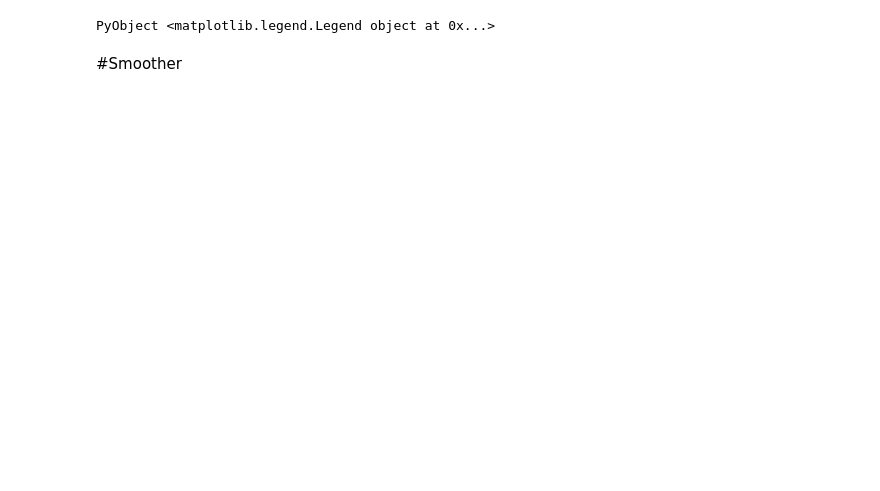
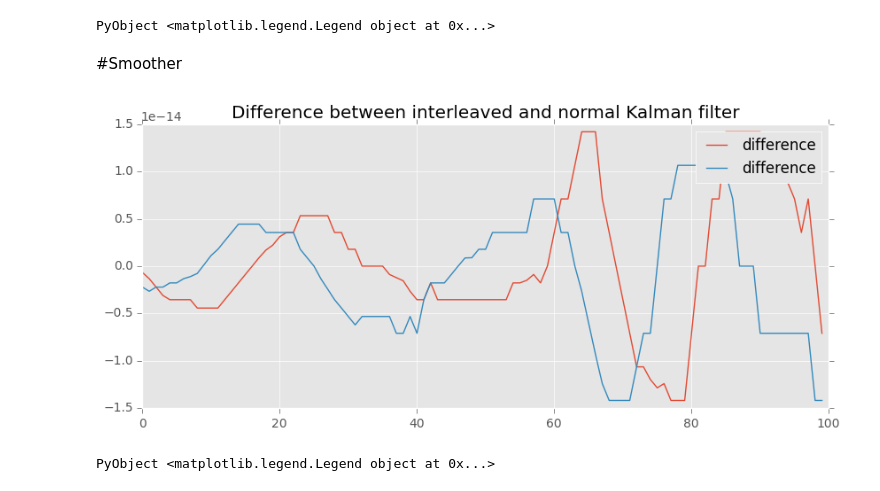
Before and after one commit to jmxpearson/laf, a Jupyter notebook: julia_kalman_interleaved_tests.ipynb, the cells around one changed output. Saved outputs shown, nothing was run; the diff lists cells and outputs as text; code cells hidden in the pictures; blank space fills up the shorter version.

```diff
--- a/julia_kalman_interleaved_tests.ipynb
+++ b/julia_kalman_interleaved_tests.ipynb
@@ -154,3 +118,11 @@ end
+# %%
+figure(figsize=(10, 4))
+plot(ahat' - ahat2', label="difference")
+title("Difference between interleaved and normal Kalman filter")
+legend()
+# %% [output]
+[figure, added]
+PyObject <matplotlib.legend.Legend object at 0x...>
 # %%
 figure(figsize=(10, 4))
 plot(ahat', label="smoothed")
```
Also changed, not shown: parts of 18 cells of this notebook, 2 other files.
